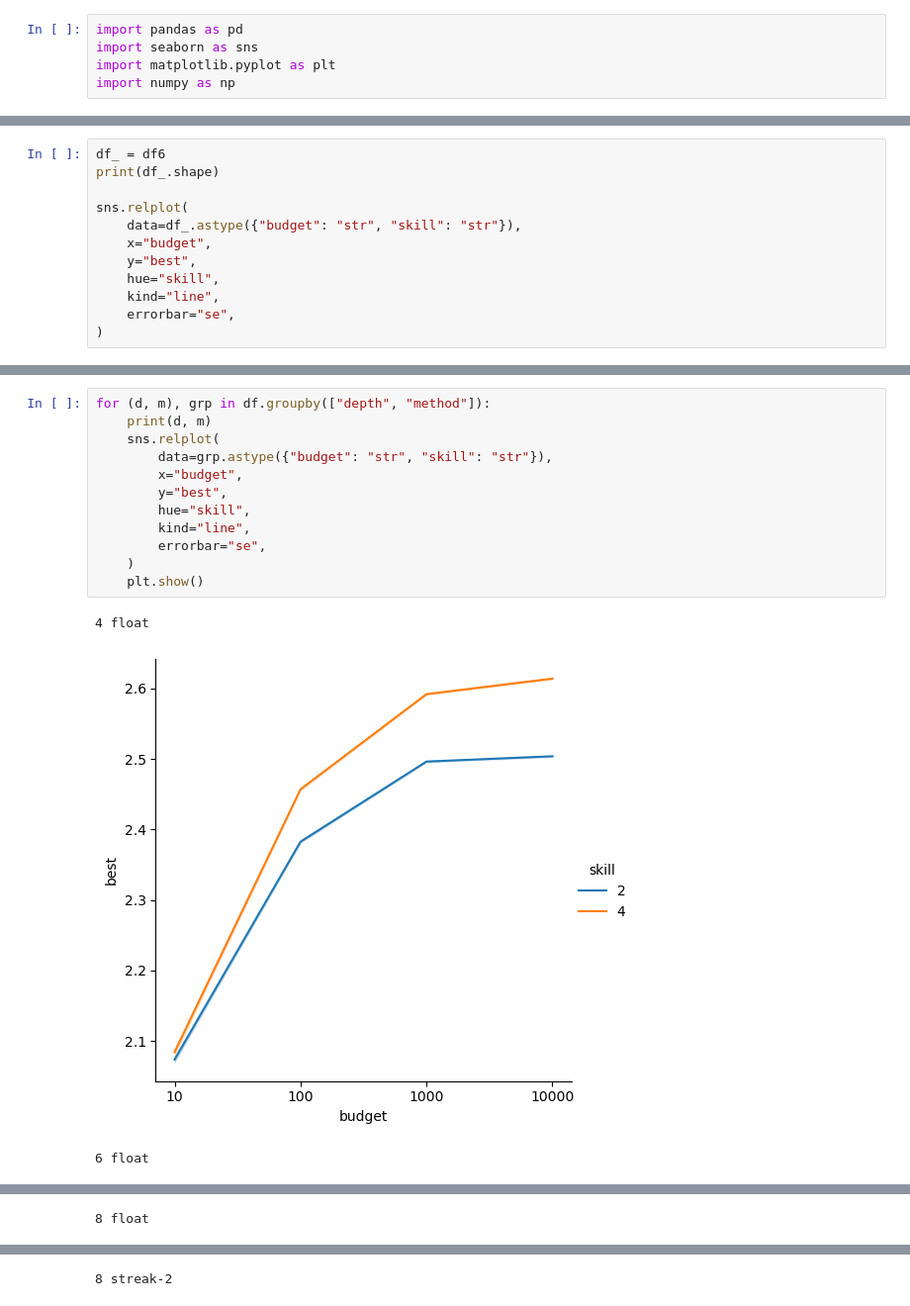
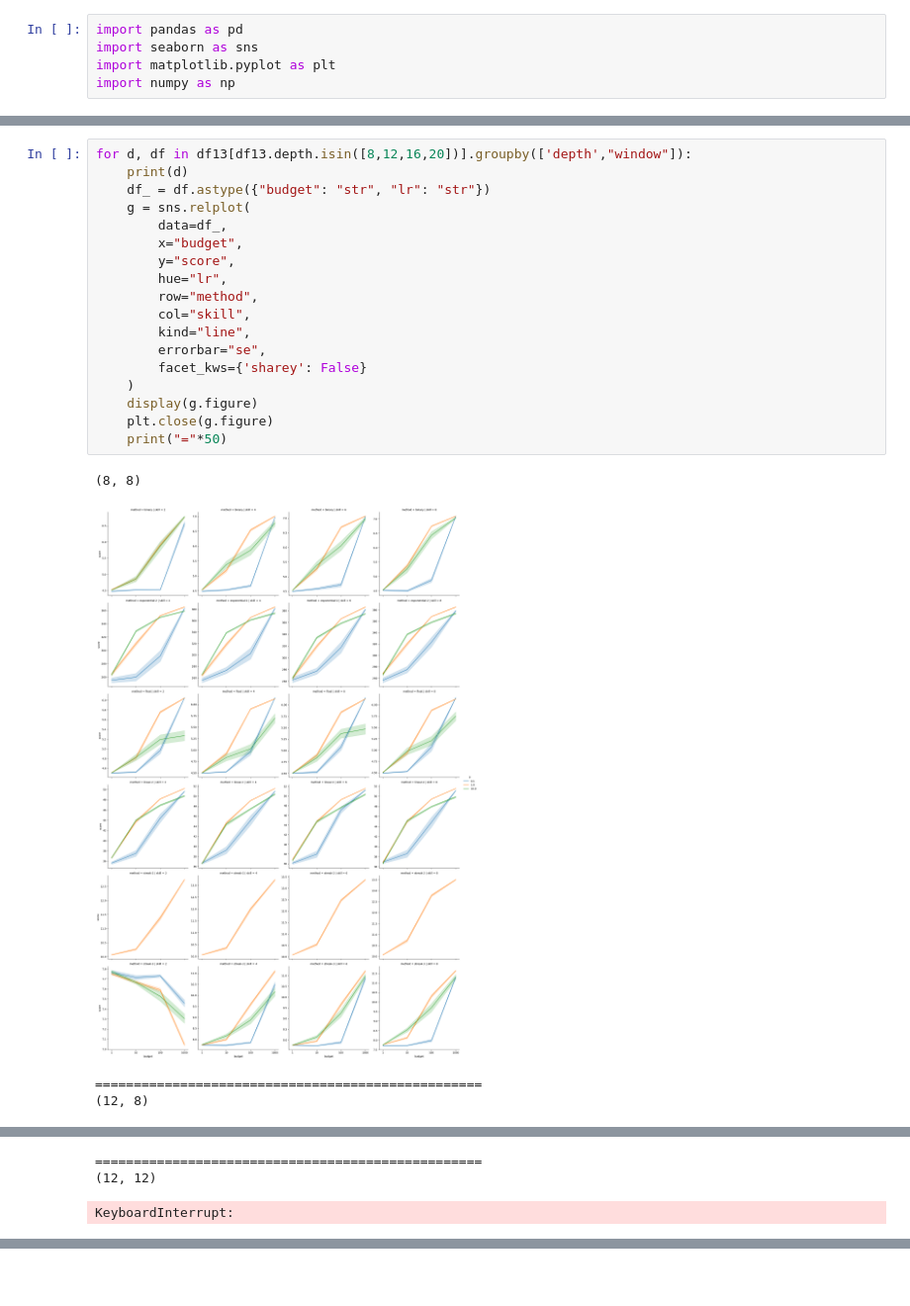
Before and after one commit to saumikn/gymnasium-test, a Jupyter notebook: tree.ipynb, the cells around one changed output, grey strips where cells are left out. Shown at 99% size. Cells and saved outputs as stored; diff of their text form; blank space fills up the shorter version.

```diff
--- a/tree.ipynb
+++ b/tree.ipynb
@@ -268,12 +55,0 @@ df_.pivot_table(
-# %%
-df_ = df6
-print(df_.shape)
-
-sns.relplot(
-    data=df_.astype({"budget": "str", "skill": "str"}),
-    x="budget",
-    y="best",
-    hue="skill",
-    kind="line",
-    errorbar="se",
-)
@@ -318,16 +76,23 @@ sns.relplot(
 # %%
-for (d, m), grp in df.groupby(["depth", "method"]):
-    print(d, m)
-    sns.relplot(
-        data=grp.astype({"budget": "str", "skill": "str"}),
+for d, df in df13[df13.depth.isin([8,12,16,20])].groupby(['depth',"window"]):
+    print(d)
+    df_ = df.astype({"budget": "str", "lr": "str"})
+    g = sns.relplot(
+        data=df_,
         x="budget",
-        y="best",
-        hue="skill",
+        y="score",
+        hue="lr",
+        row="method",
+        col="skill",
         kind="line",
         errorbar="se",
+        facet_kws={'sharey': False}
     )
-    plt.show()
+    display(g.figure)
+    plt.close(g.figure)
+    print("="*50)
 # %% [output]
-4 float
+(8, 8)
-[figure, old version]
+[figure, new version]
-6 float
+==================================================
+(12, 8)
@@ -335 +100,3 @@ for (d, m), grp in df.groupby(["depth", "method"]):
-8 float
+==================================================
+(12, 12)
+KeyboardInterrupt:
@@ -337 +103,0 @@ for (d, m), grp in df.groupby(["depth", "method"]):
-8 streak-2
```
Also changed, not shown: parts of 16 cells of this notebook, 3 other files.
